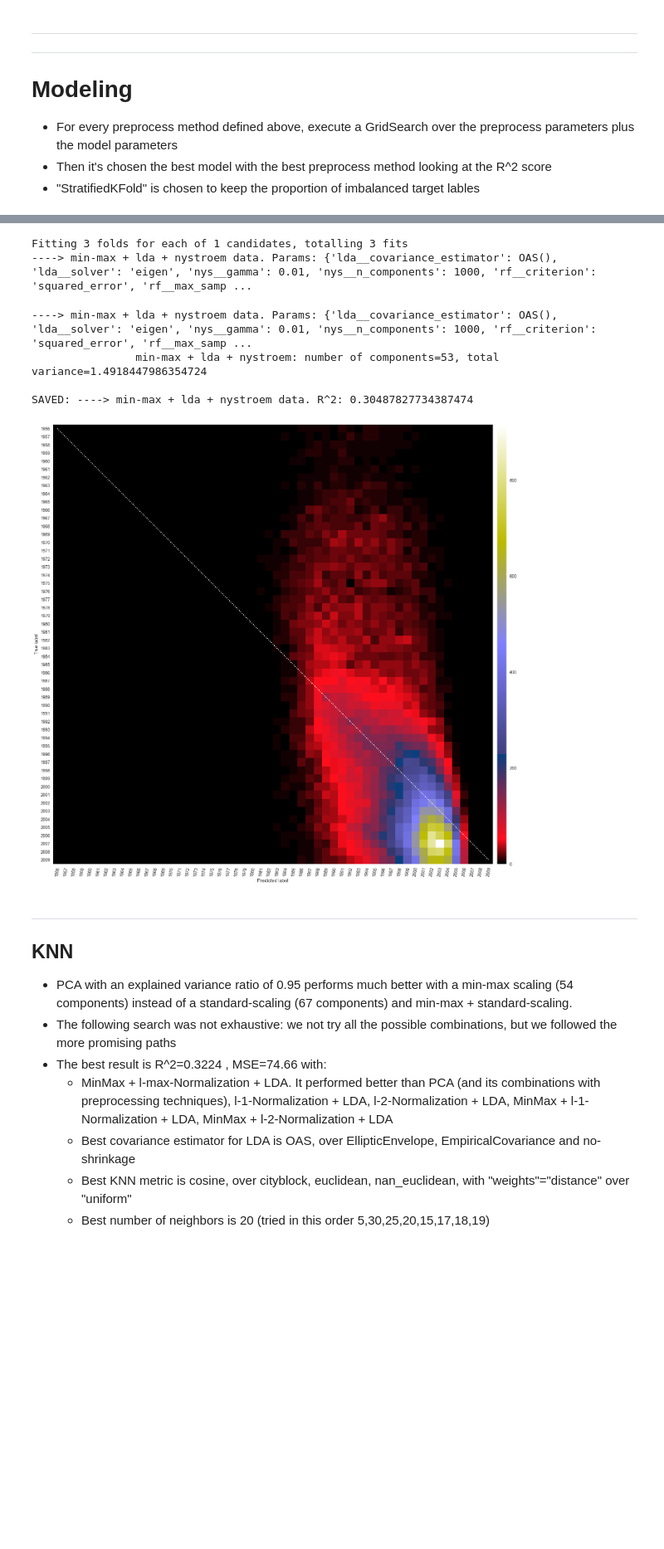
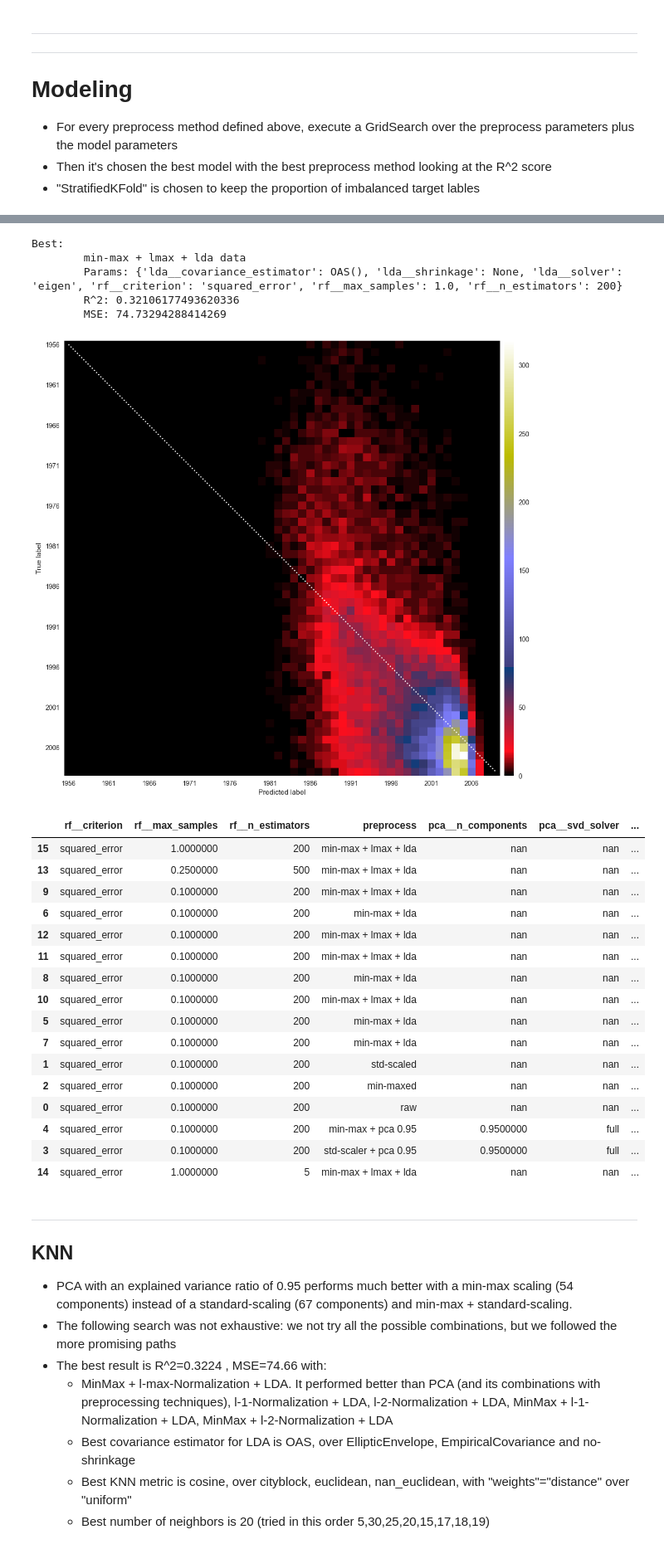
Before and after one commit to RiccardoEvangelisti/Data-Analytics-Project, a Jupyter notebook: Train_Module/1_ClassicML.ipynb, the cells around one changed output, grey strips where cells are left out. Shown at 83% size. Drawn from its saved outputs; the diff is of its cells as text; code cells hidden in the pictures; blank space fills up the shorter version.

```diff
--- a/Train_Module/1_ClassicML.ipynb
+++ b/Train_Module/1_ClassicML.ipynb
@@ -289,26 +408,47 @@ Best:
     - RandomForest with 200 estimators and 100% of sample per estimator: R^2=0.3195, MSE=74.98
     - There is a very big downside with this configuration: it is more than 2GB of model size, in comparison with the 328MB of the same model but with 0.1% of samples per tree (the results are the one above).
 # %%
-cv = StratifiedKFold(n_splits=3)
-
 param_estimator = {
-    "rf__max_samples": [0.1],
+    "rf__max_samples": [1.0],
     "rf__criterion": ["squared_error"],
     "rf__n_estimators": [200],
 }
 
-searches, predictions = gridSearch("rf", RandomForestRegressor(n_jobs=-1), param_estimator, cv)
+name_estimator, best_preprocessor, best_estimator, best_predictions = gridSearch(
+    "rf", RandomForestRegressor(n_jobs=-1), param_estimator, False
+)
 # %% [output]
-Fitting 3 folds for each of 1 candidates, totalling 3 fits
-----> min-max + lda + nystroem data. Params: {'lda__covariance_estimator': OAS(), 'lda__solver': 'eigen', 'nys__gamma': 0.01, 'nys__n_components': 1000, 'rf__criterion': 'squared_error', 'rf__max_samp ...
+Best:
+        min-max + lmax + lda data
+        Params: {'lda__covariance_estimator': OAS(), 'lda__shrinkage': None, 'lda__solver': 'eigen', 'rf__criterion': 'squared_error', 'rf__max_samples': 1.0, 'rf__n_estimators': 200}
+        R^2: 0.32106177493620336
+        MSE: 74.73294288414269
-# %%
-print_results(searches, predictions, "rf")
-# %% [output]
-----> min-max + lda + nystroem data. Params: {'lda__covariance_estimator': OAS(), 'lda__solver': 'eigen', 'nys__gamma': 0.01, 'nys__n_components': 1000, 'rf__criterion': 'squared_error', 'rf__max_samp ...
-                min-max + lda + nystroem: number of components=53, total variance=1.4918447986354724
-
-SAVED: ----> min-max + lda + nystroem data. R^2: 0.30487827734387474
-[figure, removed]
+# %%
+print_results(
+    name_estimator,
+    best_preprocessor,
+    best_estimator,
+    best_predictions,
+)
+# %% [output]
+[figure, added]
+|  | rf__criterion | rf__max_samples | rf__n_estimators | preprocess | pca__n_components | pca__svd_solver | ... |
+| 15 | squared_error | 1.0000000 | 200 | min-max + lmax + lda | nan | nan | ... |
+| 13 | squared_error | 0.2500000 | 500 | min-max + lmax + lda | nan | nan | ... |
+| 9 | squared_error | 0.1000000 | 200 | min-max + lmax + lda | nan | nan | ... |
+| 6 | squared_error | 0.1000000 | 200 | min-max + lda | nan | nan | ... |
+| 12 | squared_error | 0.1000000 | 200 | min-max + lmax + lda | nan | nan | ... |
+| 11 | squared_error | 0.1000000 | 200 | min-max + lmax + lda | nan | nan | ... |
+| 8 | squared_error | 0.1000000 | 200 | min-max + lda | nan | nan | ... |
+| 10 | squared_error | 0.1000000 | 200 | min-max + lmax + lda | nan | nan | ... |
+| 5 | squared_error | 0.1000000 | 200 | min-max + lda | nan | nan | ... |
+| 7 | squared_error | 0.1000000 | 200 | min-max + lda | nan | nan | ... |
+| 1 | squared_error | 0.1000000 | 200 | std-scaled | nan | nan | ... |
+| 2 | squared_error | 0.1000000 | 200 | min-maxed | nan | nan | ... |
+| 0 | squared_error | 0.1000000 | 200 | raw | nan | nan | ... |
+| 4 | squared_error | 0.1000000 | 200 | min-max + pca 0.95 | 0.9500000 | full | ... |
+| 3 | squared_error | 0.1000000 | 200 | std-scaler + pca 0.95 | 0.9500000 | full | ... |
+| 14 | squared_error | 1.0000000 | 5 | min-max + lmax + lda | nan | nan | ... |
 # %% [markdown]
 ---
 ## KNN
```
Also changed, not shown: parts of 13 cells of this notebook, 5 other files.
